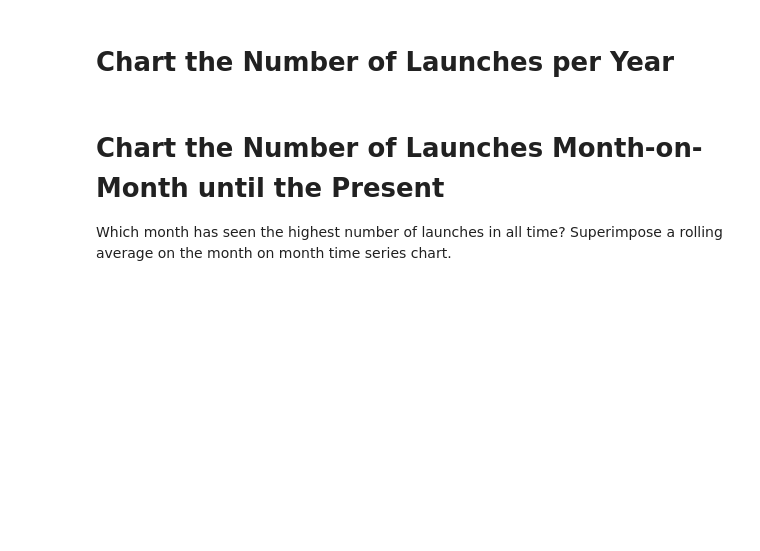
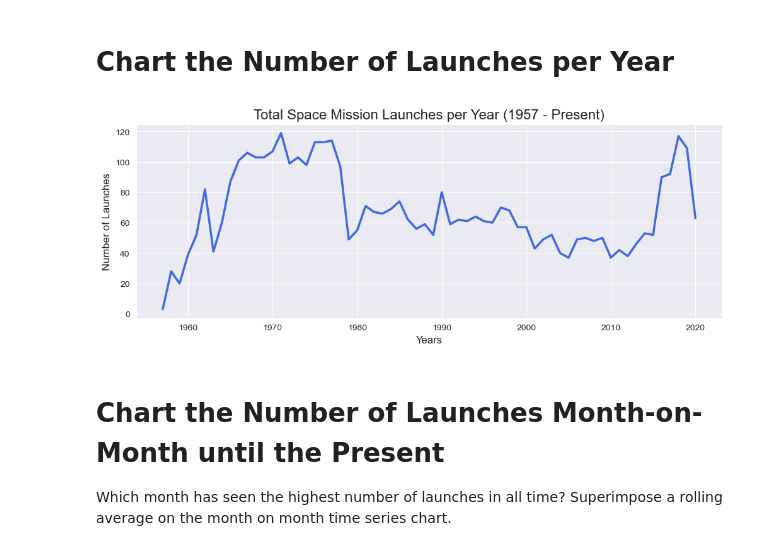
Before and after one commit to CyberWol-12/space_mission_analysis, a Jupyter notebook: Space_Missions_Analysis_(start).ipynb, the cells around one changed output. Drawn from its saved outputs; the diff is of its cells as text; code cells hidden in the pictures; blank space fills up the shorter version.

```diff
--- a/Space_Missions_Analysis_(start).ipynb
+++ b/Space_Missions_Analysis_(start).ipynb
@@ -337,5 +416,25 @@ fig.show()
 # %% [markdown]
 # Chart the Number of Launches per Year
+# %%
+#to change the data column to datetime and make year
+df_data['Date'] = pd.to_datetime(df_data['Date'], utc=True,format='mixed')
+df_data['Year'] = df_data['Date'].dt.year
+yearly_launches = df_data['Year'].value_counts().sort_index()
+# %%
+plt.figure(figsize=(12,4))
+sns.set_style('darkgrid')
+
+sns.lineplot(x = yearly_launches.index,
+             y = yearly_launches.values,
+             markers='o',
+             color = 'royalblue',
+             linewidth=2.5)
+plt.title('Total Space Mission Launches per Year (1957 - Present)', fontsize=16)
+plt.xlabel('Years',fontsize = 12)
+plt.ylabel('Number of Launches',fontsize = 12)
+plt.show()
+# %% [output]
+[figure, added]
 # %% [markdown]
 # Chart the Number of Launches Month-on-Month until the Present
 
```
Also changed, not shown: parts of 6 cells of this notebook.
